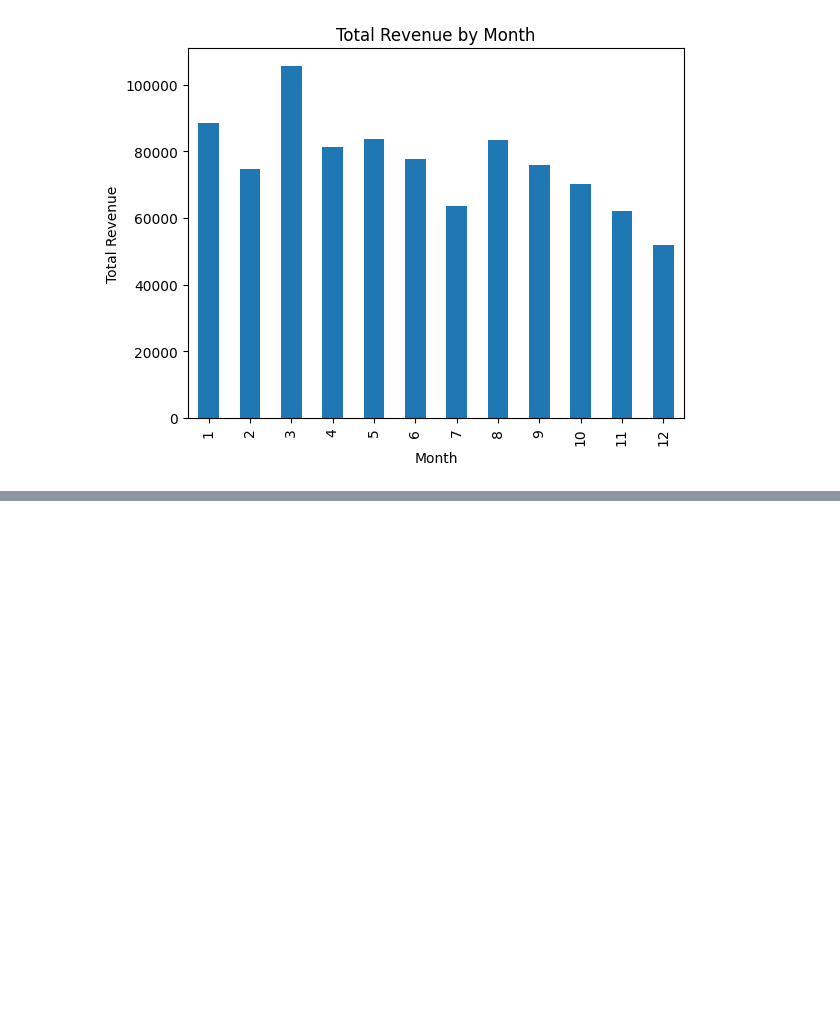
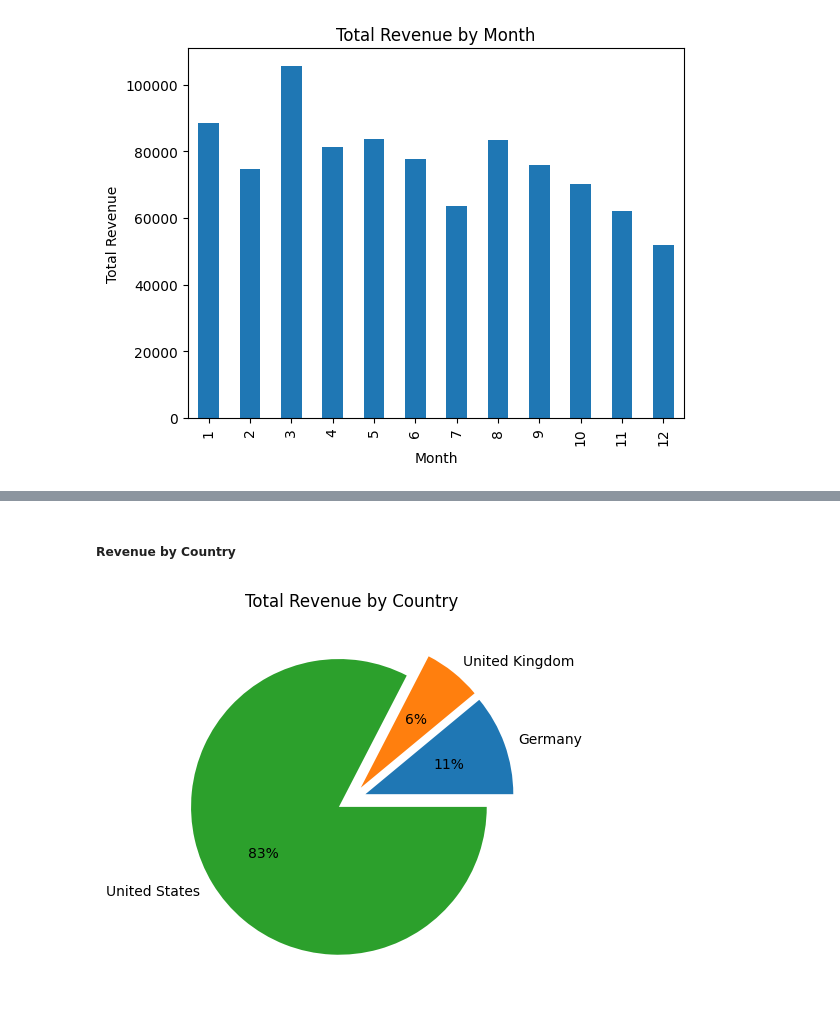
Before and after one commit to marvinobig/pcparts-da, a Jupyter notebook: sales-analysis.ipynb, the cells around one changed output, grey strips where cells are left out. Drawn from its saved outputs; the diff is of its cells as text; code cells hidden in the pictures; blank space fills up the shorter version.

```diff
--- a/sales-analysis.ipynb
+++ b/sales-analysis.ipynb
@@ -135,0 +140,9 @@ plt.show()
+# %% [markdown]
+##### Revenue by Country
+# %%
+sales_data_cleaned.groupby(sales_data_cleaned['purchase_address_country'])['total_price'].sum().plot(kind='pie', explode=(0.1, 0.1, 0.1) , autopct='%1.0f%%')
+plt.title('Total Revenue by Country')
+plt.ylabel(None)
+plt.show()
+# %% [output]
+[figure, added]
```
Also changed, not shown: parts of 10 cells of this notebook.
